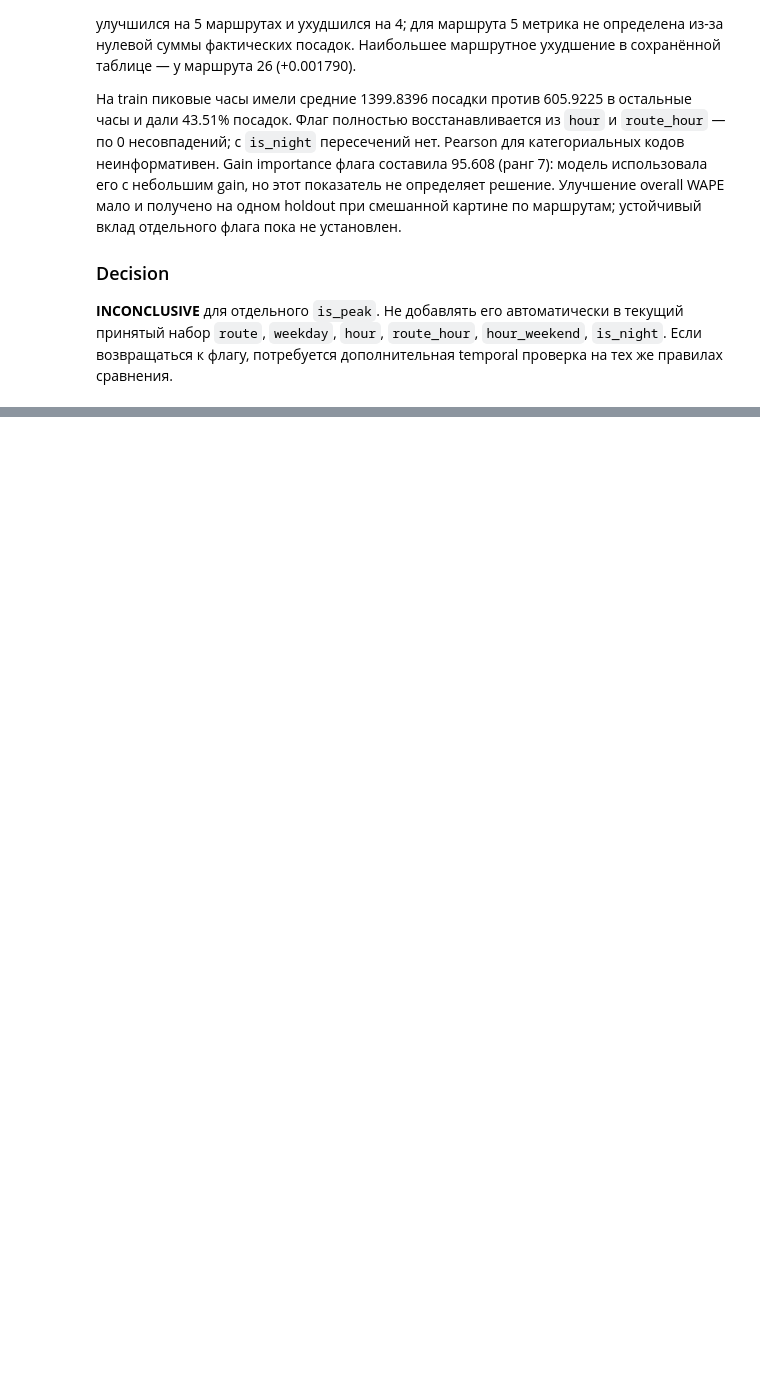
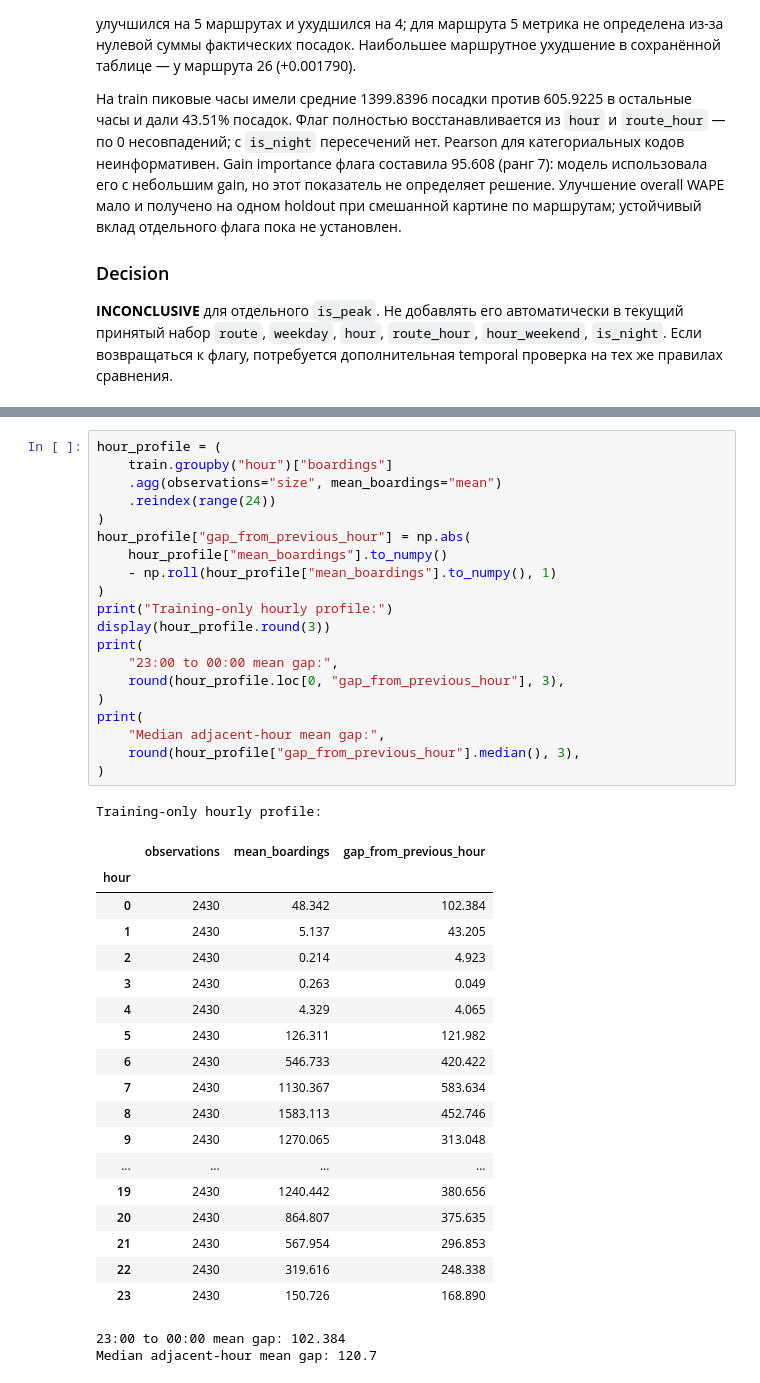
Before and after one commit to rapogahu/MT-Hackathon-2026, a Jupyter notebook: ml/notebooks/feature_engineering.ipynb, the cells around one changed output, grey strips where cells are left out. Cells and saved outputs as stored; diff of their text form; blank space fills up the shorter version.

```diff
--- a/ml/notebooks/feature_engineering.ipynb
+++ b/ml/notebooks/feature_engineering.ipynb
@@ -1930,0 +1946,42 @@ Validation WAPE by route:
+# %%
+hour_profile = (
+    train.groupby("hour")["boardings"]
+    .agg(observations="size", mean_boardings="mean")
+    .reindex(range(24))
+)
+hour_profile["gap_from_previous_hour"] = np.abs(
+    hour_profile["mean_boardings"].to_numpy()
+    - np.roll(hour_profile["mean_boardings"].to_numpy(), 1)
+)
+print("Training-only hourly profile:")
+display(hour_profile.round(3))
+print(
+    "23:00 to 00:00 mean gap:",
+    round(hour_profile.loc[0, "gap_from_previous_hour"], 3),
+)
+print(
+    "Median adjacent-hour mean gap:",
+    round(hour_profile["gap_from_previous_hour"].median(), 3),
+)
+# %% [output]
+Training-only hourly profile:
+|  | observations | mean_boardings | gap_from_previous_hour |
+| hour |  |  |  |
+| 0 | 2430 | 48.342 | 102.384 |
+| 1 | 2430 | 5.137 | 43.205 |
+| 2 | 2430 | 0.214 | 4.923 |
+| 3 | 2430 | 0.263 | 0.049 |
+| 4 | 2430 | 4.329 | 4.065 |
+| 5 | 2430 | 126.311 | 121.982 |
+| 6 | 2430 | 546.733 | 420.422 |
+| 7 | 2430 | 1130.367 | 583.634 |
+| 8 | 2430 | 1583.113 | 452.746 |
+| 9 | 2430 | 1270.065 | 313.048 |
+| ... | ... | ... | ... |
+| 19 | 2430 | 1240.442 | 380.656 |
+| 20 | 2430 | 864.807 | 375.635 |
+| 21 | 2430 | 567.954 | 296.853 |
+| 22 | 2430 | 319.616 | 248.338 |
+| 23 | 2430 | 150.726 | 168.890 |
+23:00 to 00:00 mean gap: 102.384
+Median adjacent-hour mean gap: 120.7
```
Also changed, not shown: parts of 12 cells of this notebook, 1 other file.
